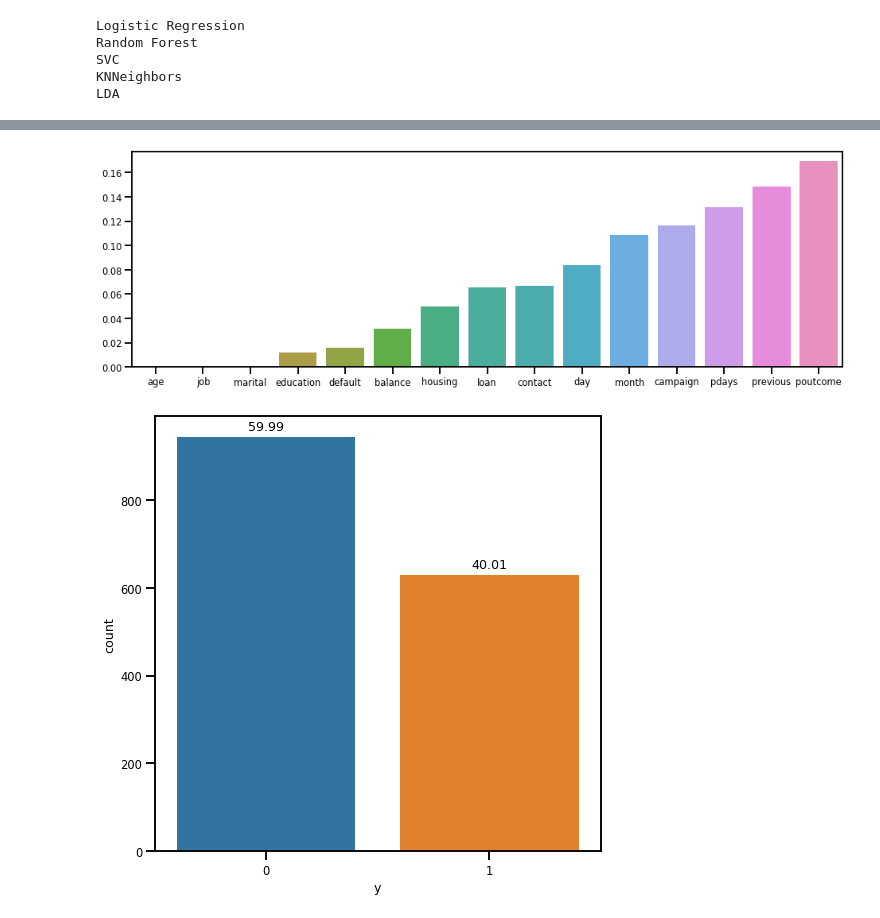
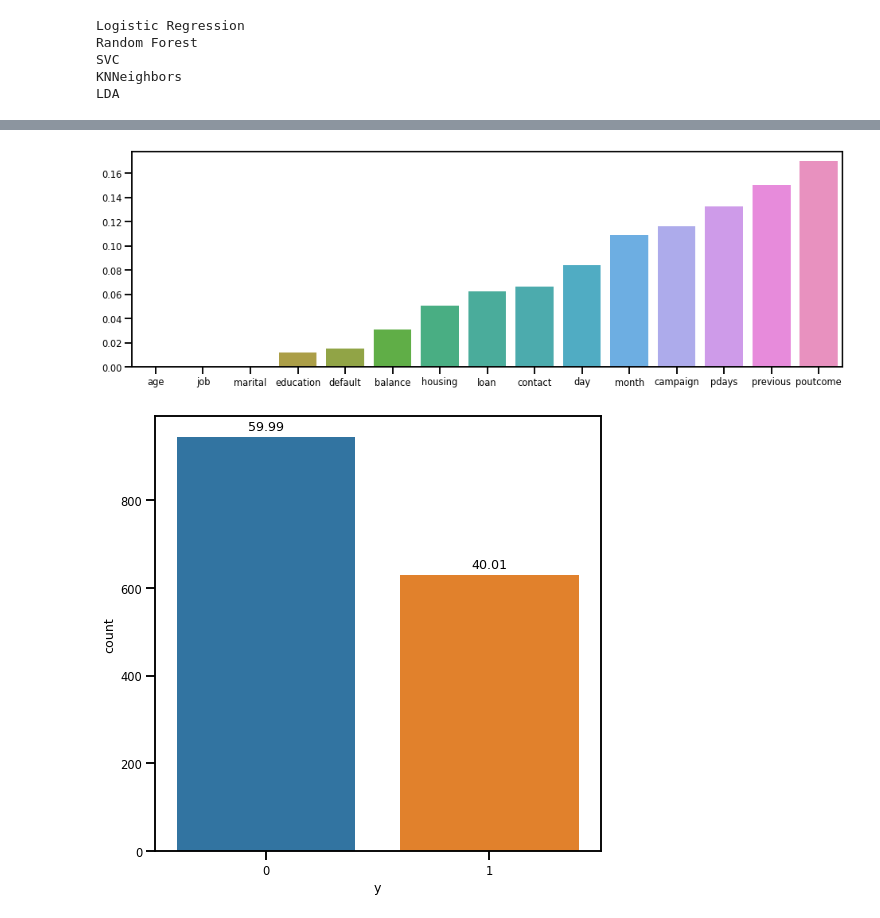
Before and after one commit to tomiambro/ap_automatico, a Jupyter notebook: tp1.ipynb, the cells around one changed output, grey strips where cells are left out. Cells and saved outputs as stored; diff of their text form; code cells hidden in the pictures.

```diff
--- a/tp1.ipynb
+++ b/tp1.ipynb
@@ -452,9 +458,9 @@ res.sort_values('f1 test', ascending=False)
 # %%
 plt.figure(figsize=(16,5))
-sns.barplot(df_9999.columns.drop('y'), np.sort(m['Random Forest Std Perc 99.99'].feature_importances_))
+sns.barplot(df_9999.columns.drop('y'), np.sort(m['Random Forest MinMax Perc 99.99'].feature_importances_))
 plt.show()
 # %% [output]
-[figure, old version]
+[figure, new version]
 # %%
 df_drop = df_9999.drop(['age', 'job', 'marital'], axis=1)
 
```
Also changed, not shown: parts of 26 cells of this notebook.
